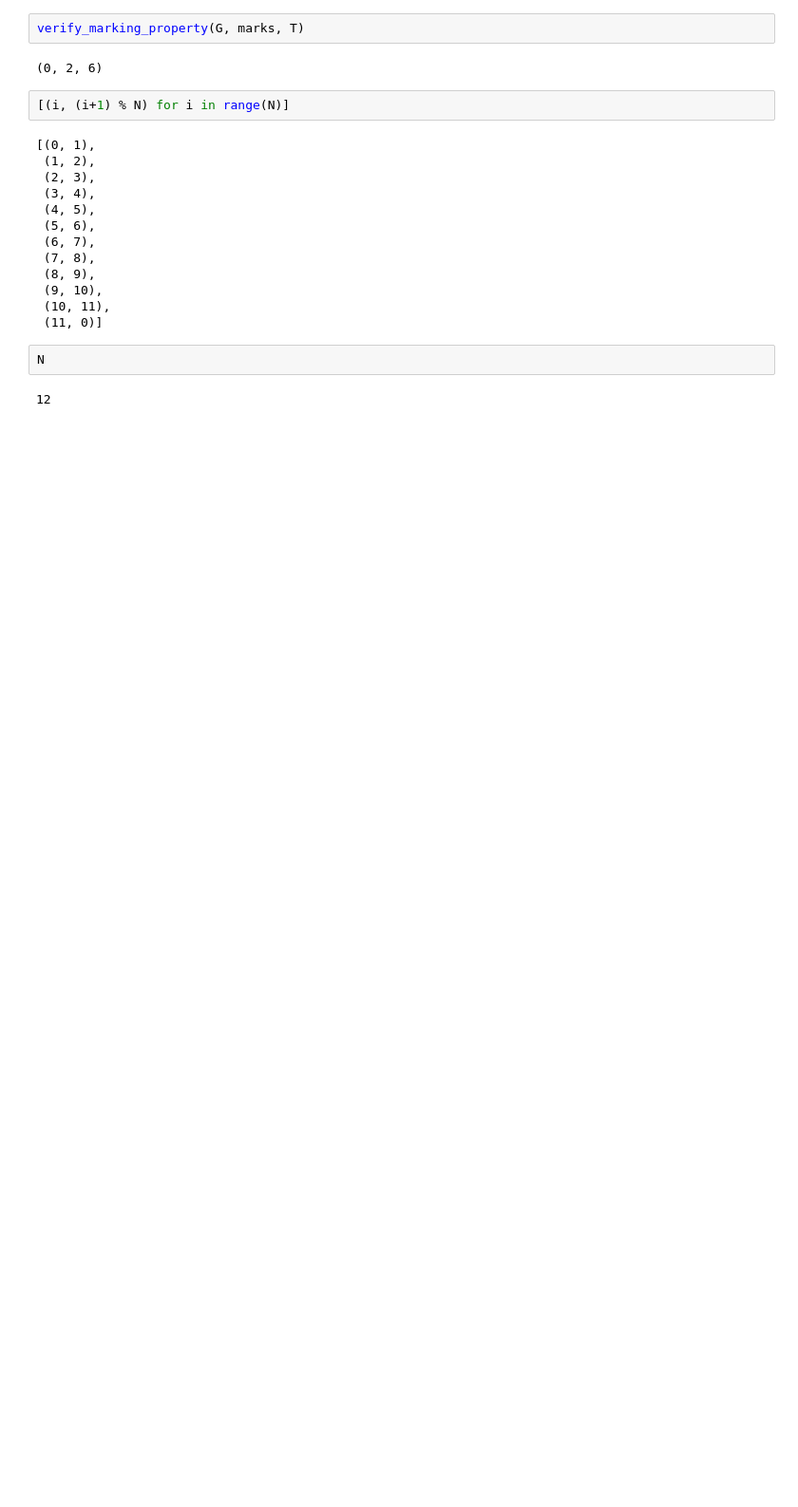
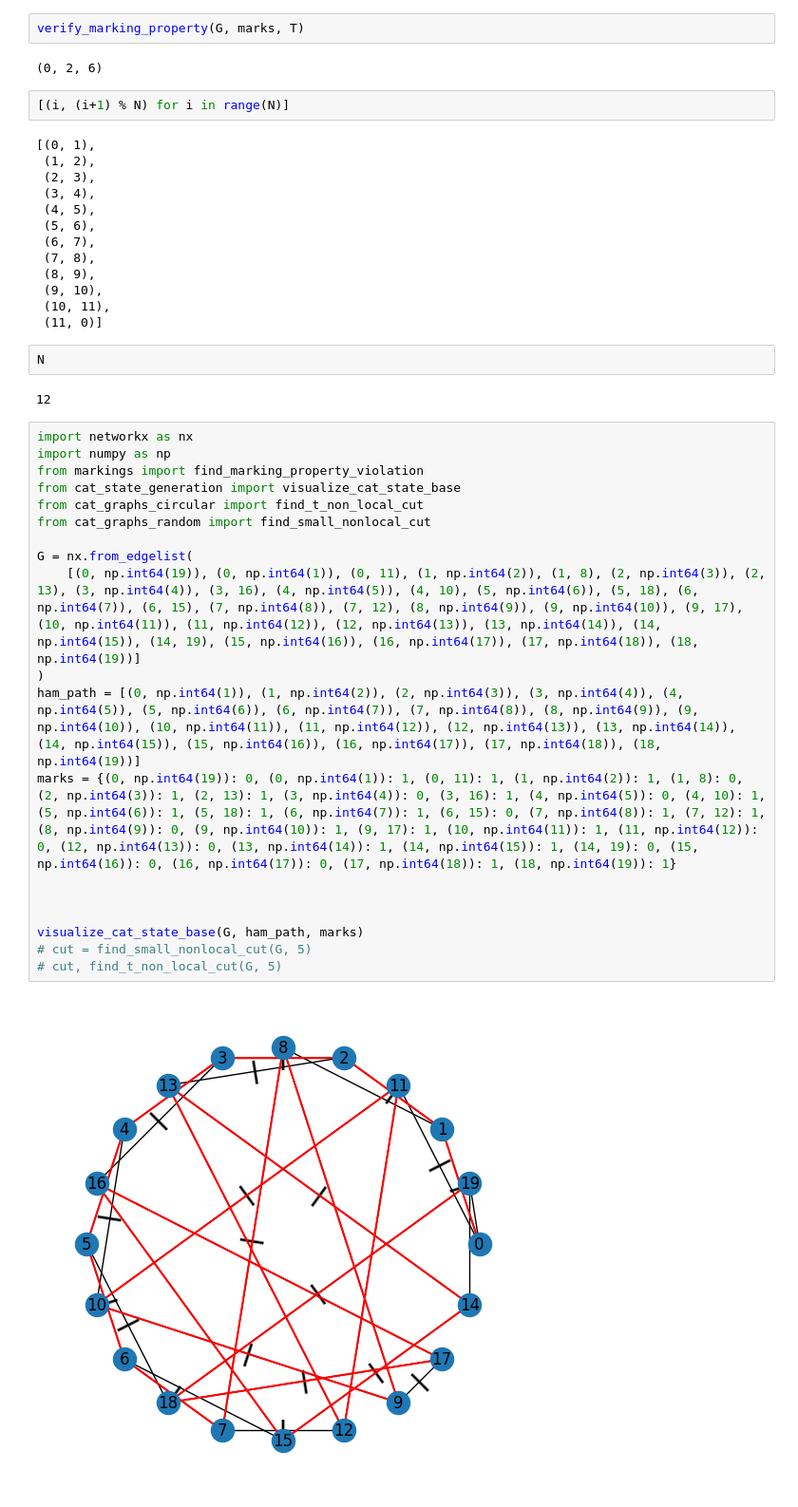
Before and after one commit to boldar99/FT-circuit-synthesis-ZX, a Jupyter notebook: cat_state/testing_graphs.ipynb, the cells around one changed output. Shown at 95% size. Saved outputs shown, nothing was run; the diff lists cells and outputs as text; blank space fills up the shorter version.

Commit message:
Work on Hamiltonian graph based methods

```diff
--- a/cat_state/testing_graphs.ipynb
+++ b/cat_state/testing_graphs.ipynb
@@ -270,3 +272,24 @@ verify_marking_property(G, marks, T)
 N
 # %% [output]
 12
+# %%
+import networkx as nx
+import numpy as np
+from markings import find_marking_property_violation
+from cat_state_generation import visualize_cat_state_base
+from cat_graphs_circular import find_t_non_local_cut
+from cat_graphs_random import find_small_nonlocal_cut
+
+G = nx.from_edgelist(
+    [(0, np.int64(19)), (0, np.int64(1)), (0, 11), (1, np.int64(2)), (1, 8), (2, np.int64(3)), (2, 13), (3, np.int64(4)), (3, 16), (4, np.int64(5)), (4, 10), (5, np.int64(6)), (5, 18), (6, np.int64(7)), (6, 15), (7, np.int64(8)), (7, 12), (8, np.int64(9)), (9, np.int64(10)), (9, 17), (10, np.int64(11)), (11, np.int64(12)), (12, np.int64(13)), (13, np.int64(14)), (14, np.int64(15)), (14, 19), (15, np.int64(16)), (16, np.int64(17)), (17, np.int64(18)), (18, np.int64(19))]
+)
+ham_path = [(0, np.int64(1)), (1, np.int64(2)), (2, np.int64(3)), (3, np.int64(4)), (4, np.int64(5)), (5, np.int64(6)), (6, np.int64(7)), (7, np.int64(8)), (8, np.int64(9)), (9, np.int64(10)), (10, np.int64(11)), (11, np.int64(12)), (12, np.int64(13)), (13, np.int64(14)), (14, np.int64(15)), (15, np.int64(16)), (16, np.int64(17)), (17, np.int64(18)), (18, np.int64(19))]
+marks = {(0, np.int64(19)): 0, (0, np.int64(1)): 1, (0, 11): 1, (1, np.int64(2)): 1, (1, 8): 0, (2, np.int64(3)): 1, (2, 13): 1, (3, np.int64(4)): 0, (3, 16): 1, (4, np.int64(5)): 0, (4, 10): 1, (5, np.int64(6)): 1, (5, 18): 1, (6, np.int64(7)): 1, (6, 15): 0, (7, np.int64(8)): 1, (7, 12): 1, (8, np.int64(9)): 0, (9, np.int64(10)): 1, (9, 17): 1, (10, np.int64(11)): 1, (11, np.int64(12)): 0, (12, np.int64(13)): 0, (13, np.int64(14)): 1, (14, np.int64(15)): 1, (14, 19): 0, (15, np.int64(16)): 0, (16, np.int64(17)): 0, (17, np.int64(18)): 1, (18, np.int64(19)): 1}
+
+
+
+visualize_cat_state_base(G, ham_path, marks)
+# cut = find_small_nonlocal_cut(G, 5)
+# cut, find_t_non_local_cut(G, 5)
+# %% [output]
+[figure, added]
```
Also changed, not shown: parts of 7 cells of this notebook, 5 other files.
